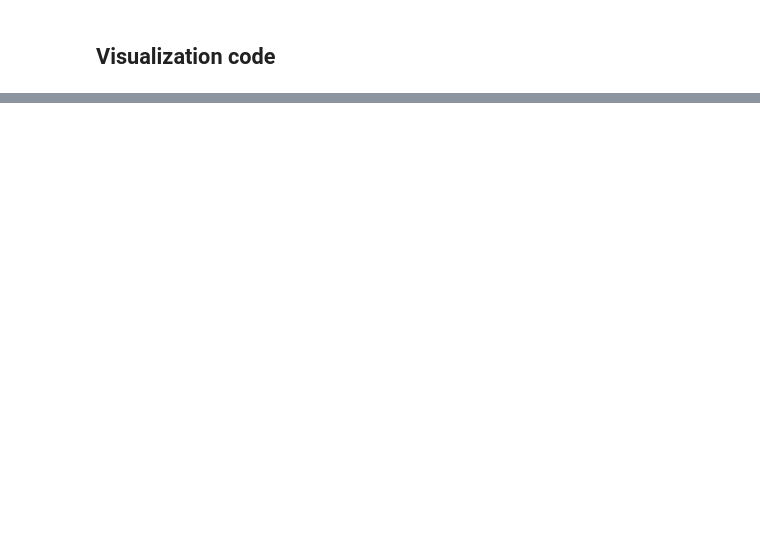
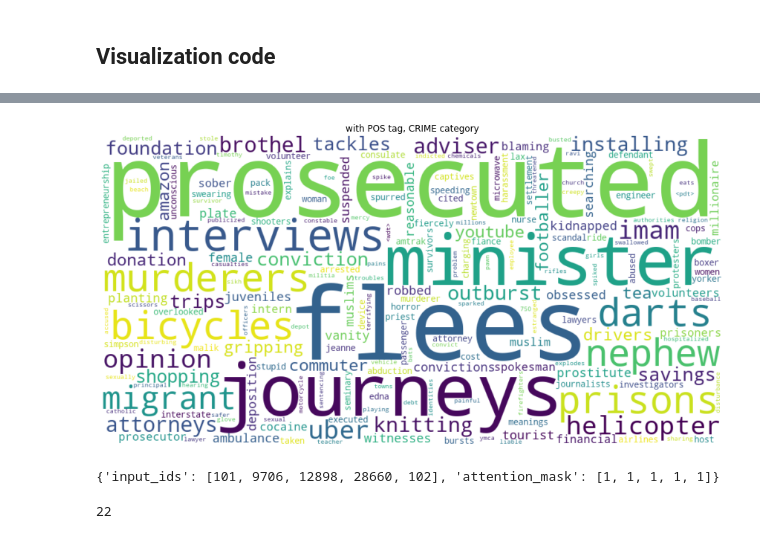
Before and after one commit to fangpinsern/CS4248-Project, a Jupyter notebook: visualizeBert.ipynb, the cells around one changed output, grey strips where cells are left out. Drawn from its saved outputs; the diff is of its cells as text; code cells hidden in the pictures; blank space fills up the shorter version.

```diff
--- a/visualizeBert.ipynb
+++ b/visualizeBert.ipynb
@@ -127,0 +260,5 @@ plt_attentions(get_attentions(attention), tokens)
+# %%
+import pickle
+
+with open("./data/distilbertPOS_attention_test_data.pkl", "rb") as infile:
+    posFinalData = pickle.load(infile)
@@ -127,0 +283,11 @@ plt_attentions(get_attentions(attention), tokens)
+# %%
+freq = posFinalData[idx][1]
+wc = WordCloud( background_color="white", width=1000, height=500)
+wc.generate_from_frequencies(frequencies=freq)
+plt.figure(figsize=(15,15))
+plt.axes(title="with POS tag, CRIME category")
+plt.imshow(wc, interpolation="bilinear", cmap=CMAP)
+plt.axis("off")
+plt.show()
+# %% [output]
+[figure, added]
@@ -127,0 +296,11 @@ plt_attentions(get_attentions(attention), tokens)
+# %%
+from proj.constants import DISTILBERT_POS_TOKENIZER
+from proj.models import DistilBertTokenizer
+tokenizer = DistilBertTokenizer.from_pretrained(DISTILBERT_POS_TOKENIZER, is_split_into_words=True)
+tokenizer.encode_plus("apologizing")
+# %% [output]
+{'input_ids': [101, 9706, 12898, 28660, 102], 'attention_mask': [1, 1, 1, 1, 1]}
+# %%
+len(transformerDS.tokenize(headline(idx)))
+# %% [output]
+22
```
Also changed, not shown: parts of 30 cells of this notebook.
